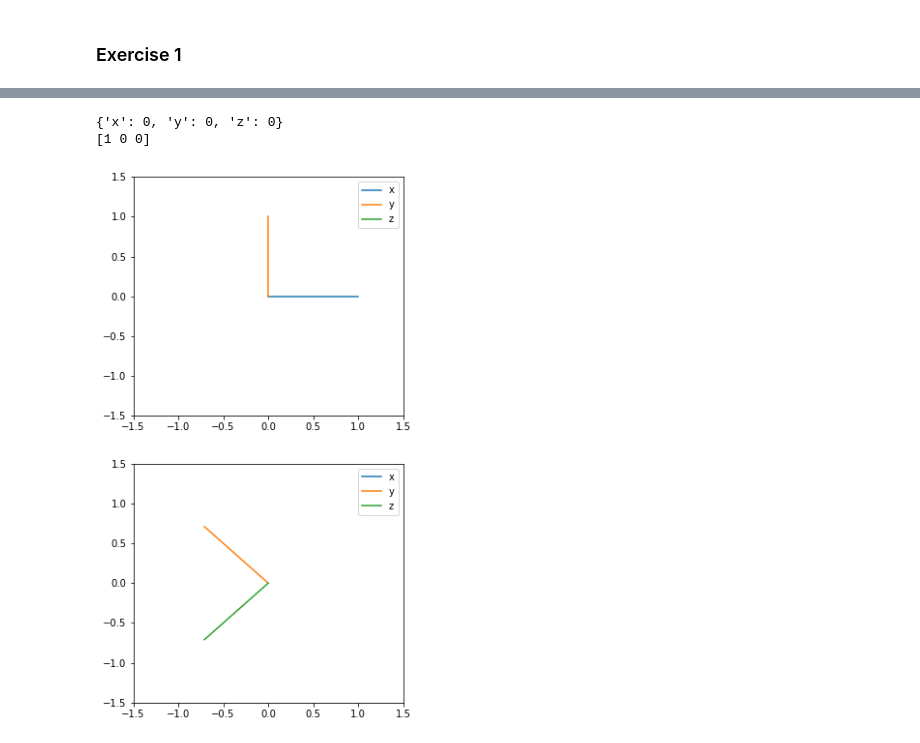
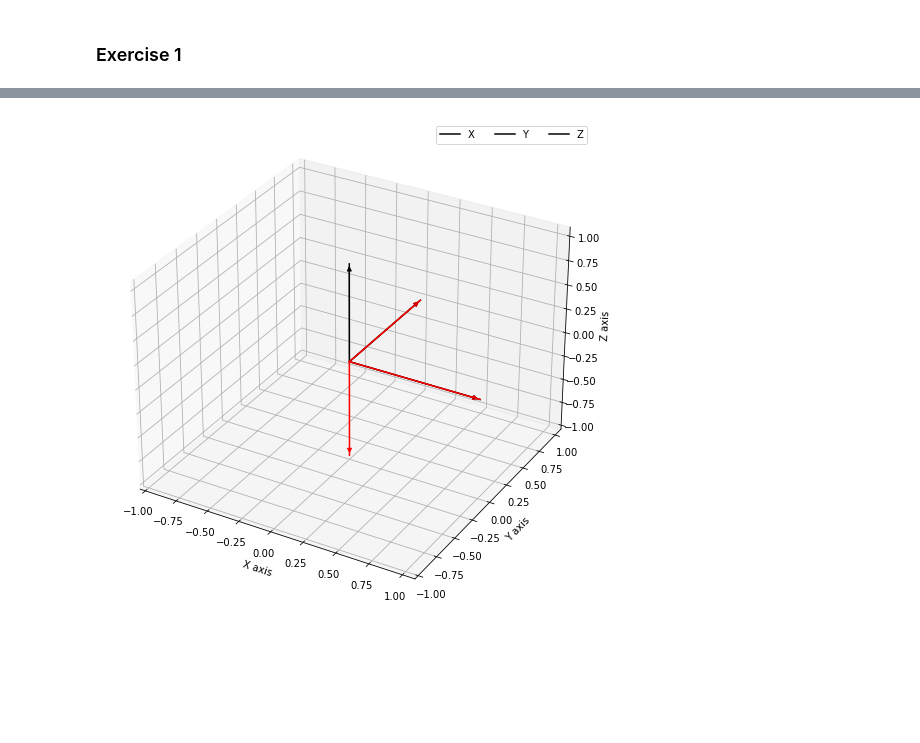
Before and after one commit to stefano-v37/engineering-toolbox, a Jupyter notebook: EngineeringToolbox/Robotics/develop/develop.ipynb, the cells around one changed output, grey strips where cells are left out. Drawn from its saved outputs; the diff is of its cells as text; code cells hidden in the pictures; blank space fills up the shorter version.

Commit message:
ok with Plotter and rotation matrix logic

```diff
--- a/EngineeringToolbox/Robotics/develop/develop.ipynb
+++ b/EngineeringToolbox/Robotics/develop/develop.ipynb
@@ -510,42 +348,18 @@ plt.show()
-# %%
-F = Frame()
-F.init_origin(0,0,0)
-print(F.origin.position)
-
-F.init_axis((1,0,0),
-            (0,1,0),
-           (0,0,1))
-print(F.axis['x'].vector)
-
-Ox = F.origin.position['x']
-Oy = F.origin.position['y']
-
-rot = RotationMatrix(0, 0, np.pi/4)
-rot1 = RotationMatrix(0, np.pi/2, 0)
-
-tot_rot = np.linalg.multi_dot([rot1.rot_Y, rot0.rot_Z]).round(2)
-
-from copy import deepcopy
-
-F_rot = deepcopy(F)
-
-F_rot.apply_rotation(tot_rot)
-
-fig, (ax0, ax1) = plt.subplots(2,figsize=(5,10))
-ax0.plot([Ox,F.axis['x'].x],[Oy,F.axis['x'].y], label='x')
-ax0.plot([Ox,F.axis['y'].x],[Oy,F.axis['y'].y], label='y')
-ax0.plot([Ox,F.axis['z'].x],[Oy,F.axis['z'].y], label='z')
-ax0.legend()
-ax1.plot([Ox,F_rot.axis['x'].x],[Oy,F_rot.axis['x'].y], label='x')
-ax1.plot([Ox,F_rot.axis['y'].x],[Oy,F_rot.axis['y'].y], label='y')
-ax1.plot([Ox,F_rot.axis['z'].x],[Oy,F_rot.axis['z'].y], label='z')
-ax1.legend()
-ax0.set_xlim(-1.5,1.5)
-ax0.set_ylim(-1.5,1.5)
-ax1.set_xlim(-1.5,1.5)
-ax1.set_ylim(-1.5,1.5)
-plt.show()
-# %% [output]
-{'x': 0, 'y': 0, 'z': 0}
-[1 0 0]
-[figure, removed]
+# %%
+F = Frame([Line([0,1,0]),
+          Line([1,0,0]),
+          Line([0,0,1])])
+
+rot = RotationMatrix.Y_rot(np.pi/2)
+
+from copy import deepcopy
+
+F_rot = deepcopy(F)
+F_rot.apply_rotation(rot)
+
+Plotter.show([F, F_rot],
+             labels=[['X', 'Y', 'Z'], ['_x', '_y', '_z']],
+             colors=['black', 'red'],
+             legend = True)
+# %% [output]
+[figure, added]
```
Also changed, not shown: parts of 39 cells of this notebook, 4 other files.
